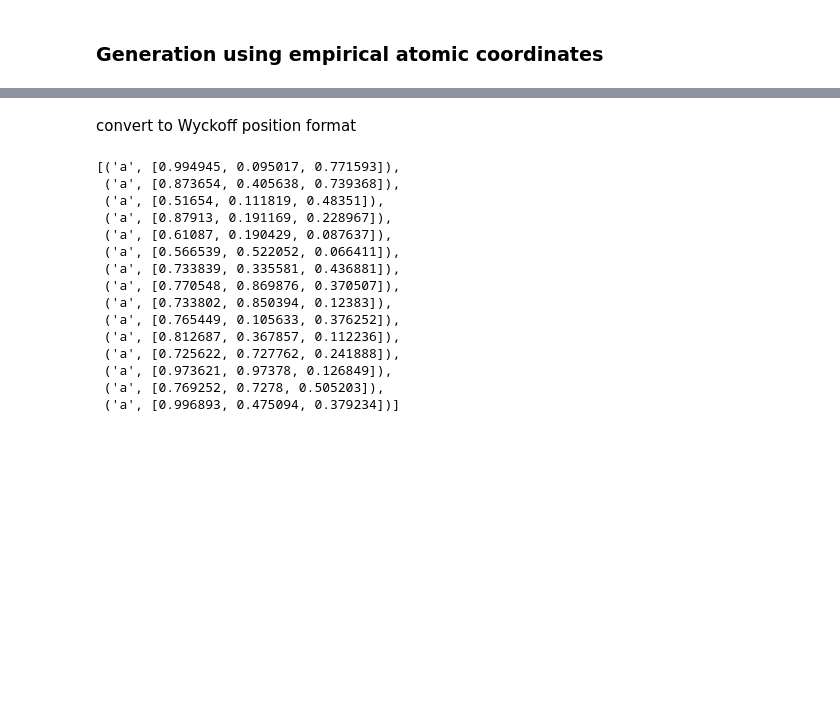
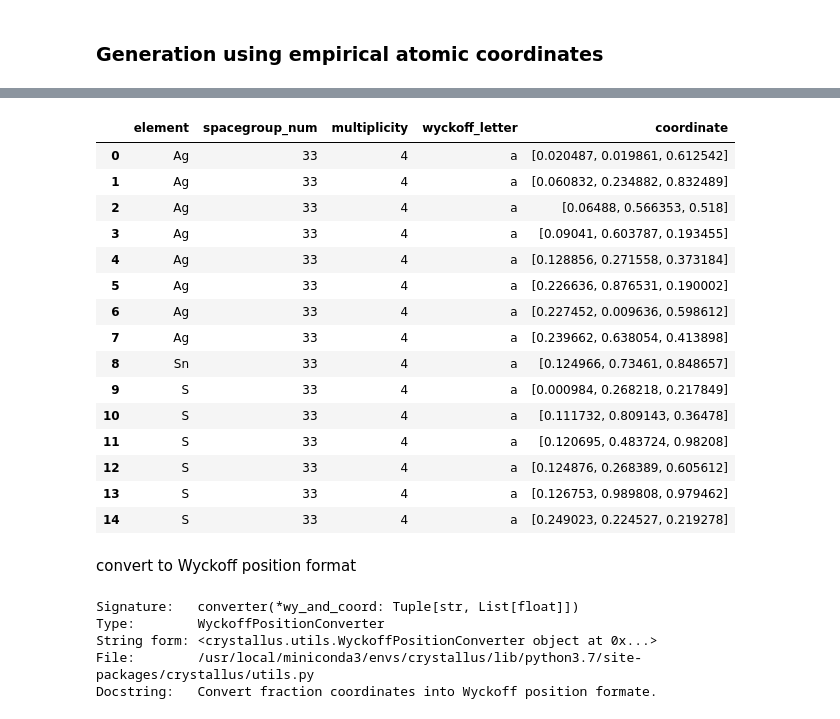
Before and after one commit to yoshida-lab/crystallus, a Jupyter notebook: examples/test_complicate_case.ipynb, the cells around one changed output, grey strips where cells are left out. Saved outputs shown, nothing was run; the diff lists cells and outputs as text; code cells hidden in the pictures; blank space fills up the shorter version.

```diff
--- a/examples/test_complicate_case.ipynb
+++ b/examples/test_complicate_case.ipynb
@@ -186,0 +145,3 @@ t
+# %%
+ag32ge4s24_like = pd.read_pickle('Ag32Ge4S24_like.pd.xz')
+ag32ge4s24_like
@@ -186,0 +160,2 @@ t
+# %%
+ss = [Structure.from_file(f'cifs/{idx}.cif') for idx in ag32ge4s24_like.index[1:]]
@@ -187,22 +197,32 @@ t
+# %%
+equivalent_coords = get_equivalent_coords(ss[0])
+equivalent_coords
+# %% [output]
+|  | element | spacegroup_num | multiplicity | wyckoff_letter | coordinate |
+| 0 | Ag | 33 | 4 | a | [0.020487, 0.019861, 0.612542] |
+| 1 | Ag | 33 | 4 | a | [0.060832, 0.234882, 0.832489] |
+| 2 | Ag | 33 | 4 | a | [0.06488, 0.566353, 0.518] |
+| 3 | Ag | 33 | 4 | a | [0.09041, 0.603787, 0.193455] |
+| 4 | Ag | 33 | 4 | a | [0.128856, 0.271558, 0.373184] |
+| 5 | Ag | 33 | 4 | a | [0.226636, 0.876531, 0.190002] |
+| 6 | Ag | 33 | 4 | a | [0.227452, 0.009636, 0.598612] |
+| 7 | Ag | 33 | 4 | a | [0.239662, 0.638054, 0.413898] |
+| 8 | Sn | 33 | 4 | a | [0.124966, 0.73461, 0.848657] |
+| 9 | S | 33 | 4 | a | [0.000984, 0.268218, 0.217849] |
+| 10 | S | 33 | 4 | a | [0.111732, 0.809143, 0.36478] |
+| 11 | S | 33 | 4 | a | [0.120695, 0.483724, 0.98208] |
+| 12 | S | 33 | 4 | a | [0.124876, 0.268389, 0.605612] |
+| 13 | S | 33 | 4 | a | [0.126753, 0.989808, 0.979462] |
+| 14 | S | 33 | 4 | a | [0.249023, 0.224527, 0.219278] |
 # %% [markdown]
 convert to Wyckoff position format
-# %%
-wyckoff_pos = WyckoffPositionConverter(spg_num)
-xyzs = [(a, wyckoff_pos(a, b)) for _, (a, b) in t[['wyckoff_letter', 'coordinate']].iterrows()]
-xyzs
-# %% [output]
-[('a', [0.994945, 0.095017, 0.771593]),
- ('a', [0.873654, 0.405638, 0.739368]),
- ('a', [0.51654, 0.111819, 0.48351]),
- ('a', [0.87913, 0.191169, 0.228967]),
- ('a', [0.61087, 0.190429, 0.087637]),
- ('a', [0.566539, 0.522052, 0.066411]),
- ('a', [0.733839, 0.335581, 0.436881]),
- ('a', [0.770548, 0.869876, 0.370507]),
- ('a', [0.733802, 0.850394, 0.12383]),
- ('a', [0.765449, 0.105633, 0.376252]),
- ('a', [0.812687, 0.367857, 0.112236]),
- ('a', [0.725622, 0.727762, 0.241888]),
- ('a', [0.973621, 0.97378, 0.126849]),
- ('a', [0.769252, 0.7278, 0.505203]),
- ('a', [0.996893, 0.475094, 0.379234])]
+# %%
+spg_num = equivalent_coords.spacegroup_num[0]
+converter = WyckoffPositionConverter(spg_num)
+converter?
+# %% [output]
+Signature:   converter(*wy_and_coord: Tuple[str, List[float]])
+Type:        WyckoffPositionConverter
+String form: <crystallus.utils.WyckoffPositionConverter object at 0x...>
+File:        /usr/local/miniconda3/envs/crystallus/lib/python3.7/site-packages/crystallus/utils.py
+Docstring:   Convert fraction coordinates into Wyckoff position formate.
```
Also changed, not shown: parts of 27 cells of this notebook, 12 other files.
